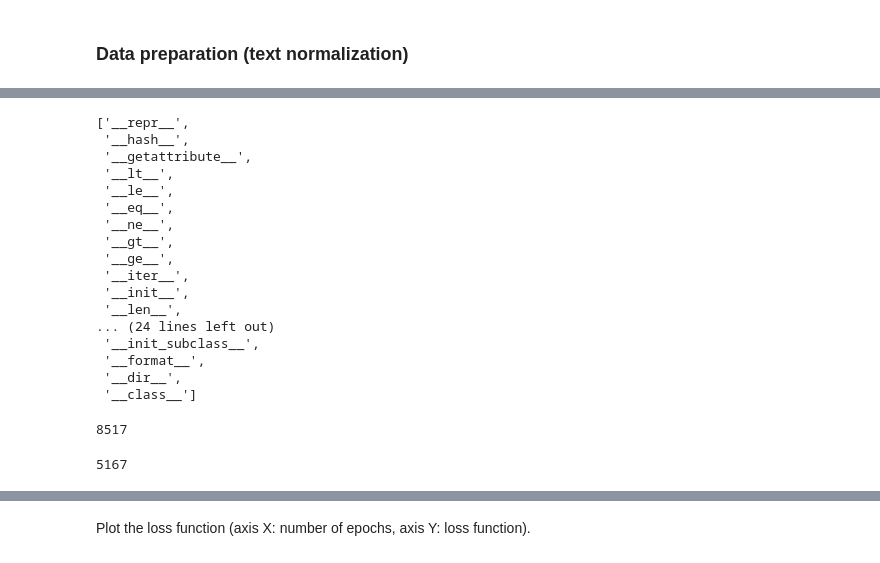
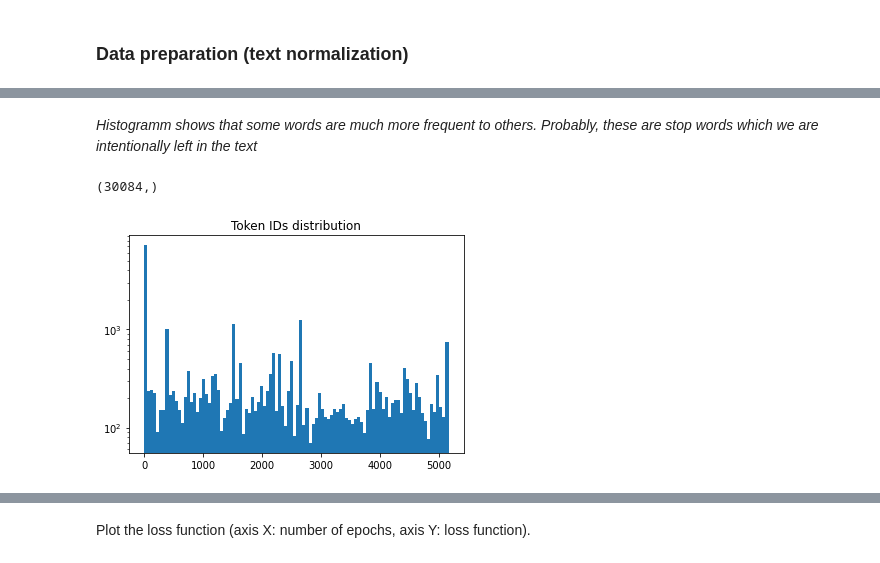
Before and after one commit to root-epifit/madmo-adv, a Jupyter notebook: homeworks_my_solutions/hw2_poetry_generation_my_solutiuon.ipynb, the cells around one changed output, grey strips where cells are left out. Cells and saved outputs as stored; diff of their text form; code cells hidden in the pictures.

```diff
--- a/homeworks_my_solutions/hw2_poetry_generation_my_solutiuon.ipynb
+++ b/homeworks_my_solutions/hw2_poetry_generation_my_solutiuon.ipynb
@@ -144,11 +139,18 @@ with open("onegin.txt", "r") as iofile:
 # %%
+EOS = 'eos'
+
+import string
+
+with open("onegin.txt", "r") as iofile:
+    text = iofile.readlines()
+
 # Convert to lowercase & replace '\t', \n' with ''
 text = [token.lower().
         replace('\t', '').
-        replace(',\n',' ').
-        replace('.\n',' ').
-        replace(':\n',' ').
-        replace('\n',' ').
+        #replace(',\n',' ').
+        #replace('.\n',' ').
+        #replace(':\n',' ').
+        replace('\n',f' {EOS} ').
         replace('«',' ').
         replace('»',' ').
         replace(', ',' ').
@@ -206,5 +261,0 @@ Num of tokens = 22996
-# %%
-# token_to_idx / idx_to_token encoding
-token_to_idx = {token:i for i, token in enumerate(set(tokens))}
-
-idx_to_token = {i:token for i, token in enumerate(set(tokens))}
@@ -232,32 +262,22 @@ i 5164
-# %%
-token_to_idx.__dir__()
-# %% [output]
-['__repr__',
- '__hash__',
- '__getattribute__',
- '__lt__',
- '__le__',
- '__eq__',
- '__ne__',
- '__gt__',
- '__ge__',
- '__iter__',
- '__init__',
- '__len__',
-... (24 lines left out)
- '__init_subclass__',
- '__format__',
- '__dir__',
- '__class__']
-# %%
-len([item for item in uniq_tokens])
-# %% [output]
-8517
-# %%
-
-#for ii in range(len(tokens)):
-#    token_2[ii] = morph.parse(token_2[ii])[0].normal_form
-
-len([_ for _ in set([morph.parse(item)[0].normal_form for item in tokens])])
-# %% [output]
-5167
+# %% [markdown]
+*Histogramm shows that some words are much more frequent to others. Probably, these are stop words which we are intentionally left in the text*
+# %%
+# Кодируем текст sequence of idx
+def to_seq(tokens):
+    return np.array([token_to_idx[token] for token in tokens])
+
+
+text_as_seq_of_idx = to_seq(tokens)
+
+print(text_as_seq_of_idx.shape)
+#plt.title('Token IDs distribution (EOS is not considering')
+#plt.hist(np.delete(text_as_seq_of_idx,
+#                   np.where(text_as_seq_of_idx == token_to_idx['eos'])),
+#         bins=100)
+plt.title('Token IDs distribution')
+plt.hist(text_as_seq_of_idx, bins=100)
+plt.yscale('log')
+plt.show()
+# %% [output]
+(30084,)
+[figure, added]
```
Also changed, not shown: parts of 35 cells of this notebook.
